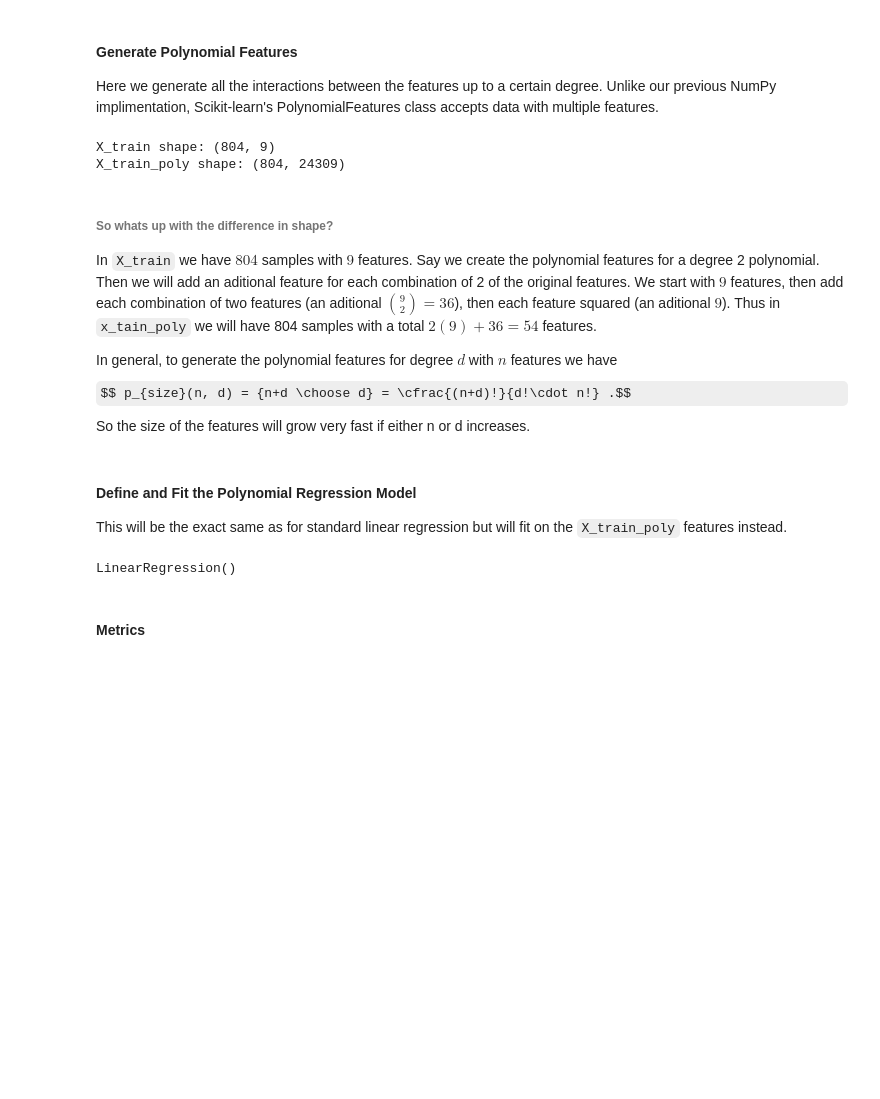
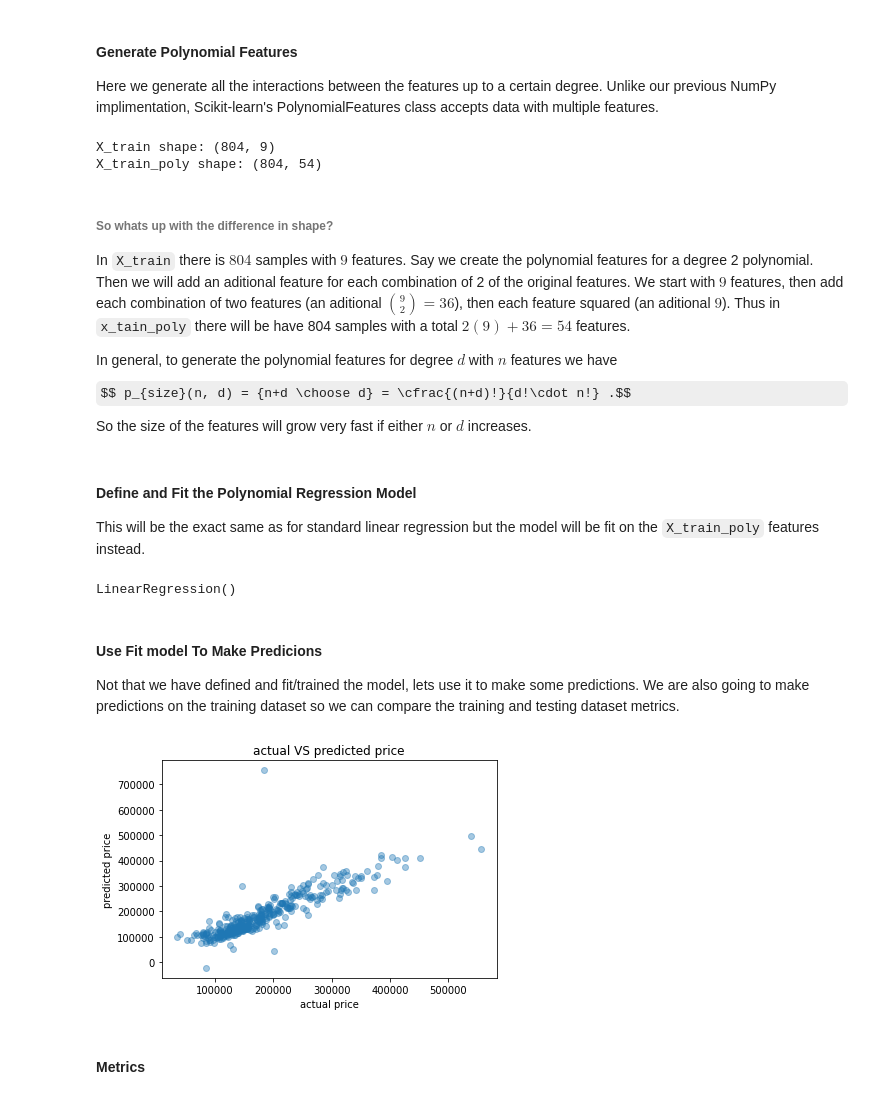
Before and after one commit to jacobdwatters/Machine-Learning-Basics, a Jupyter notebook: regression/02_linreg_sklearn.ipynb, the cells around one changed output. Saved outputs shown, nothing was run; the diff lists cells and outputs as text; code cells hidden in the pictures; some formulas as TeX source; blank space fills up the shorter version.

```diff
--- a/regression/02_linreg_sklearn.ipynb
+++ b/regression/02_linreg_sklearn.ipynb
@@ -250,7 +267,7 @@ Sk-learn does not provide an explicit polynomial regression model. So, just like
 #### Generate Polynomial Features
 Here we generate all the interactions between the features up to a certain degree. Unlike our previous NumPy implimentation, Scikit-learn's PolynomialFeatures class accepts data with multiple features.
 # %%
-degree = 8 # Degree of the polynomial, try using degree 2, then degree 8 and observing the training and testing metrics for each.
+degree = 2 # Degree of the polynomial, try using degree 2, then degree 8 and observing the training and testing metrics for each.
 poly_feat = PolynomialFeatures(degree, include_bias=False)
 X_train_poly = poly_feat.fit_transform(X_train)
 X_test_poly = poly_feat.fit_transform(X_test)
@@ -259,22 +276,36 @@ print('X_train shape:', X_train.shape)
 print('X_train_poly shape:', X_train_poly.shape)
 # %% [output]
 X_train shape: (804, 9)
-X_train_poly shape: (804, 24309)
+X_train_poly shape: (804, 54)
 # %% [markdown]
 ###### So whats up with the difference in shape?
 
-In `X_train` we have $804$ samples with $9$ features. Say we create the polynomial features for a degree 2 polynomial. Then we will add an aditional feature for each combination of 2 of the original features. We start with $9$ features, then add each combination of two features (an aditional ${9 \choose 2} = 36$), then each feature squared (an aditional $9$). Thus in `x_tain_poly` we will have 804 samples with a total $2(9) + 36 = 54$ features.
+In `X_train` there is $804$ samples with $9$ features. Say we create the polynomial features for a degree 2 polynomial. Then we will add an aditional feature for each combination of 2 of the original features. We start with $9$ features, then add each combination of two features (an aditional ${9 \choose 2} = 36$), then each feature squared (an aditional $9$). Thus in `x_tain_poly` there will be have 804 samples with a total $2(9) + 36 = 54$ features.
 
-In general, to generate the polynomial features for degree $d$ with $n$ features we have $$ p_{size}(n, d) = {n+d \choose d} = \cfrac{(n+d)!}{d!\cdot n!} .$$ So the size of the features will grow very fast if either n or d increases.
+In general, to generate the polynomial features for degree $d$ with $n$ features we have $$ p_{size}(n, d) = {n+d \choose d} = \cfrac{(n+d)!}{d!\cdot n!} .$$ So the size of the features will grow very fast if either $n$ or $d$ increases.
 # %% [markdown]
 #### Define and Fit the Polynomial Regression Model
 
-This will be the exact same as for standard linear regression but will fit on the `X_train_poly` features instead.
+This will be the exact same as for standard linear regression but the model will be fit on the `X_train_poly` features instead.
 # %%
 polyreg = LinearRegression()
 polyreg.fit(X_train_poly, y_train)
 # %% [output]
 LinearRegression()
+# %% [markdown]
+#### Use Fit model To Make Predicions
+Not that we have defined and fit/trained the model, lets use it to make some predictions. We are also going to make predictions on the training dataset so we can compare the training and testing dataset metrics.
+# %%
+y_pred_train_poly = polyreg.predict(X_train_poly)
+y_pred_poly = polyreg.predict(X_test_poly)
+
+plt.scatter(y_test, y_pred_poly, alpha=0.4)
+plt.title('actual VS predicted price')
+plt.xlabel('actual price')
+plt.ylabel('predicted price')
+plt.show()
+# %% [output]
+[figure, added]
 # %% [markdown]
 #### Metrics
 # %%
```
Also changed, not shown: parts of 25 cells of this notebook.
